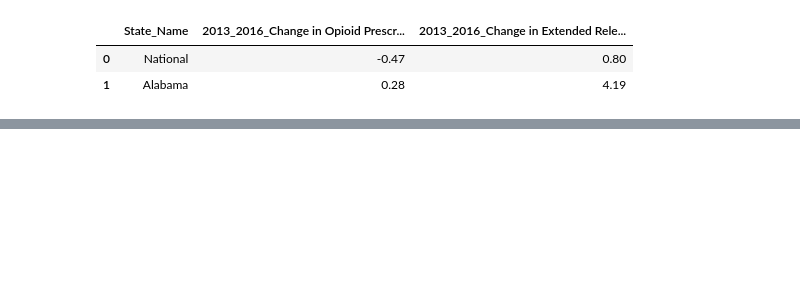
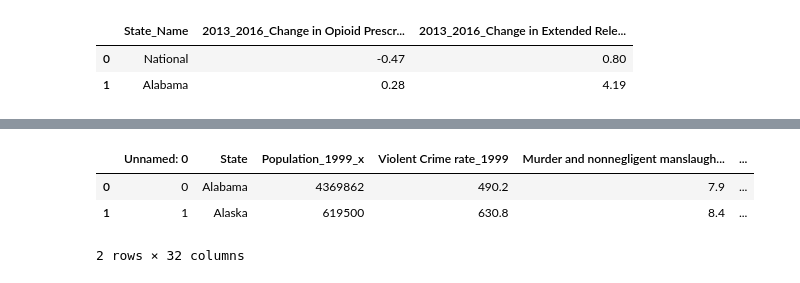
Before and after one commit to KirosG/Predicting-prescriber-induced-ovedoses, a Jupyter notebook: 1.1. Capestone Data setup_1.ipynb, the cells around one changed output, grey strips where cells are left out. Cells and saved outputs as stored; diff of their text form; code cells hidden in the pictures; blank space fills up the shorter version.

```diff
--- a/1.1. Capestone Data setup_1.ipynb
+++ b/1.1. Capestone Data setup_1.ipynb
@@ -766,0 +268,7 @@ Name: Total National Health Expenditures, dtype: object
+# %%
+tcrime_df.head()[:2]
+# %% [output]
+|  | Unnamed: 0 | State | Population_1999_x | Violent Crime rate_1999 | Murder and nonnegligent manslaugh... | ... |
+| 0 | 0 | Alabama | 4369862 | 490.2 | 7.9 | ... |
+| 1 | 1 | Alaska | 619500 | 630.8 | 8.4 | ... |
+2 rows × 32 columns
```
Also changed, not shown: parts of 72 cells of this notebook, 40 other files.
